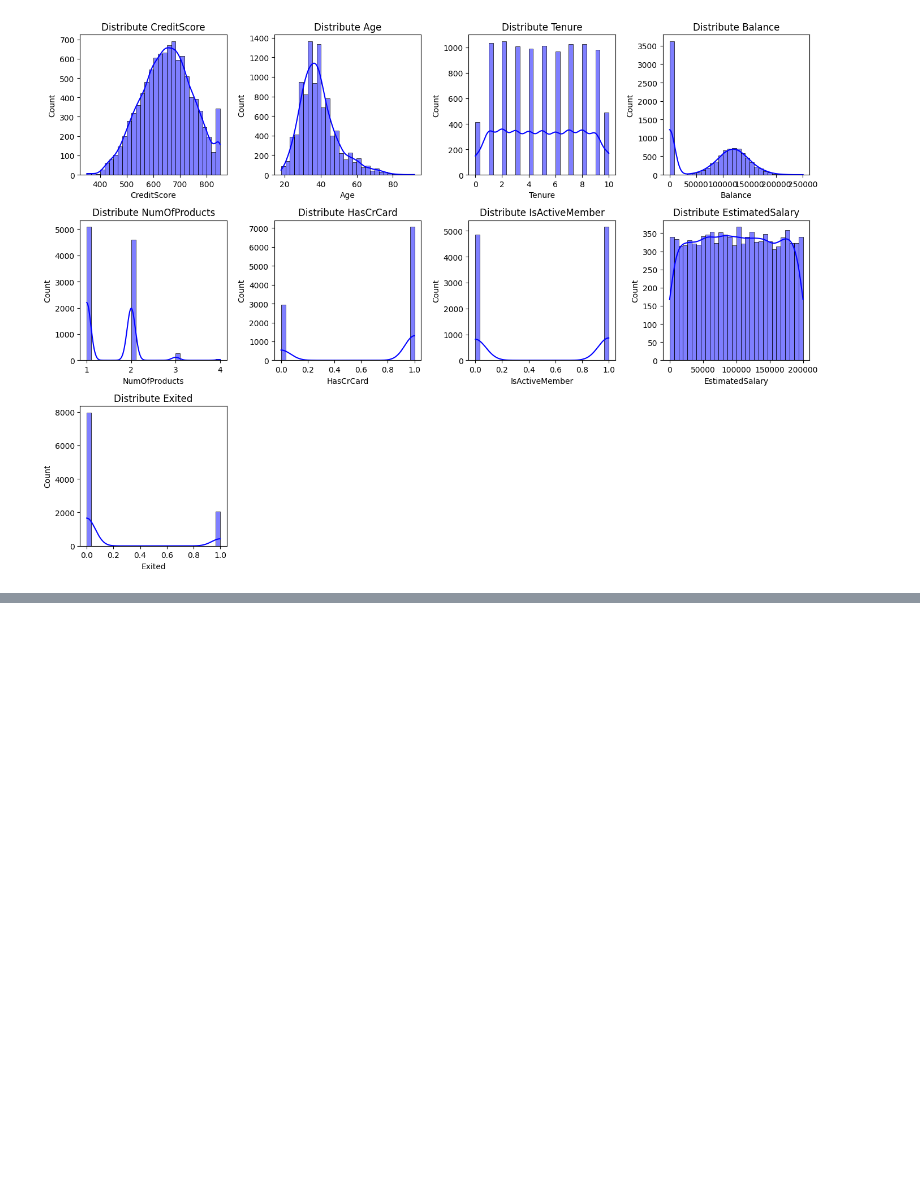
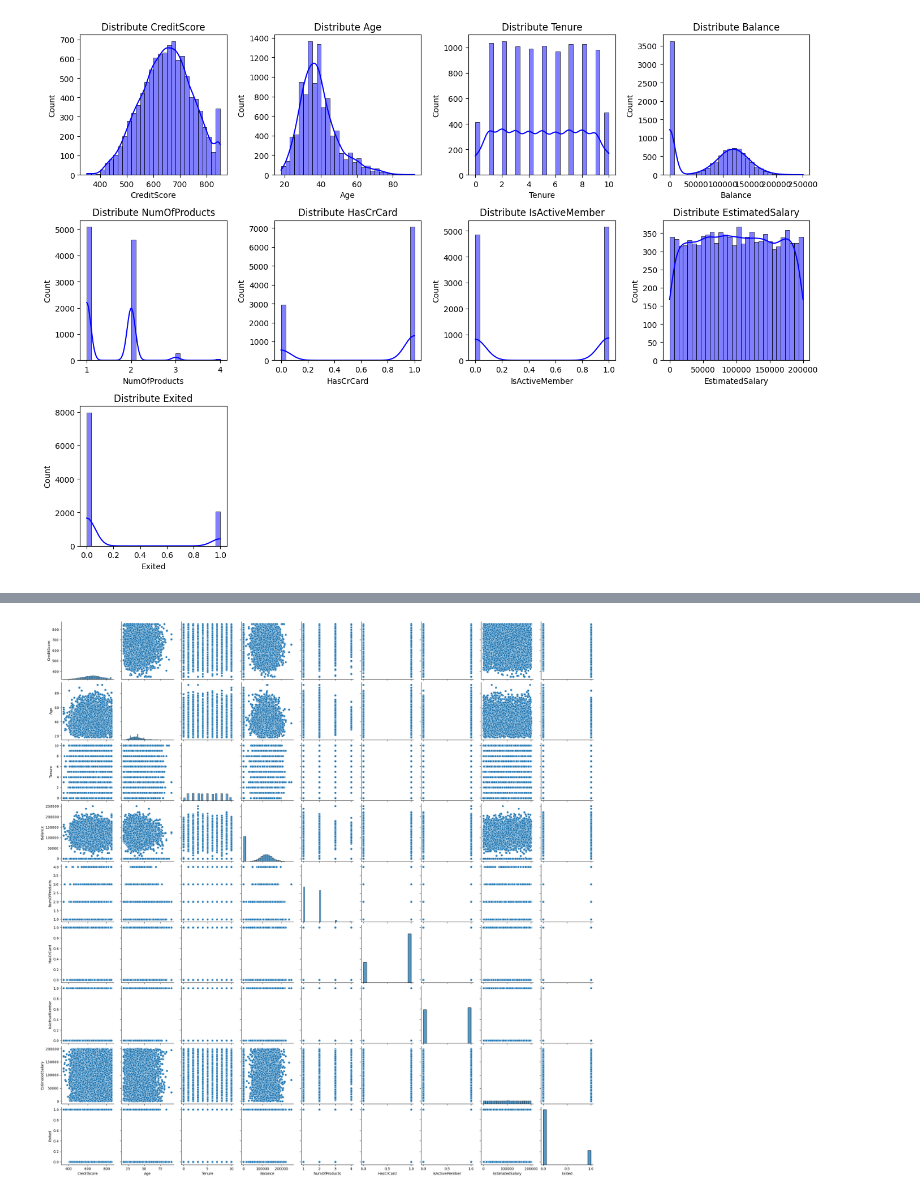
Before and after one commit to stepanusjanu19/python_learn_dicoding, a Jupyter notebook: src/index.ipynb, the cells around one changed output, grey strips where cells are left out. Saved outputs shown, nothing was run; the diff lists cells and outputs as text; code cells hidden in the pictures; blank space fills up the shorter version.

```diff
--- a/src/index.ipynb
+++ b/src/index.ipynb
@@ -68,0 +94,7 @@ plt.show()
+# %%
+# Pairplot for feature numeric
+
+sns.pairplot(num_features)
+plt.show()
+# %% [output]
+[figure, added]
```
Also changed, not shown: parts of 3 cells of this notebook.
